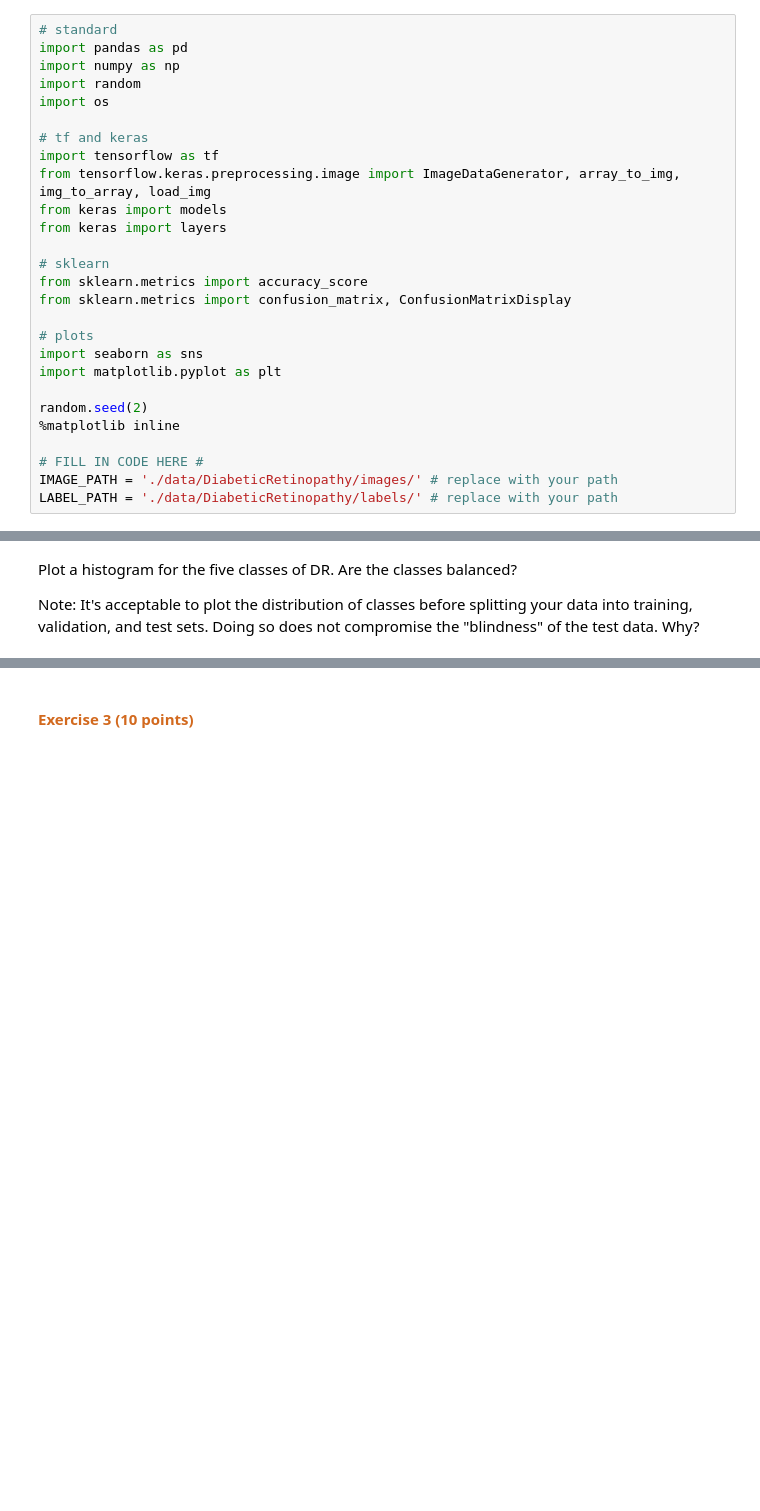
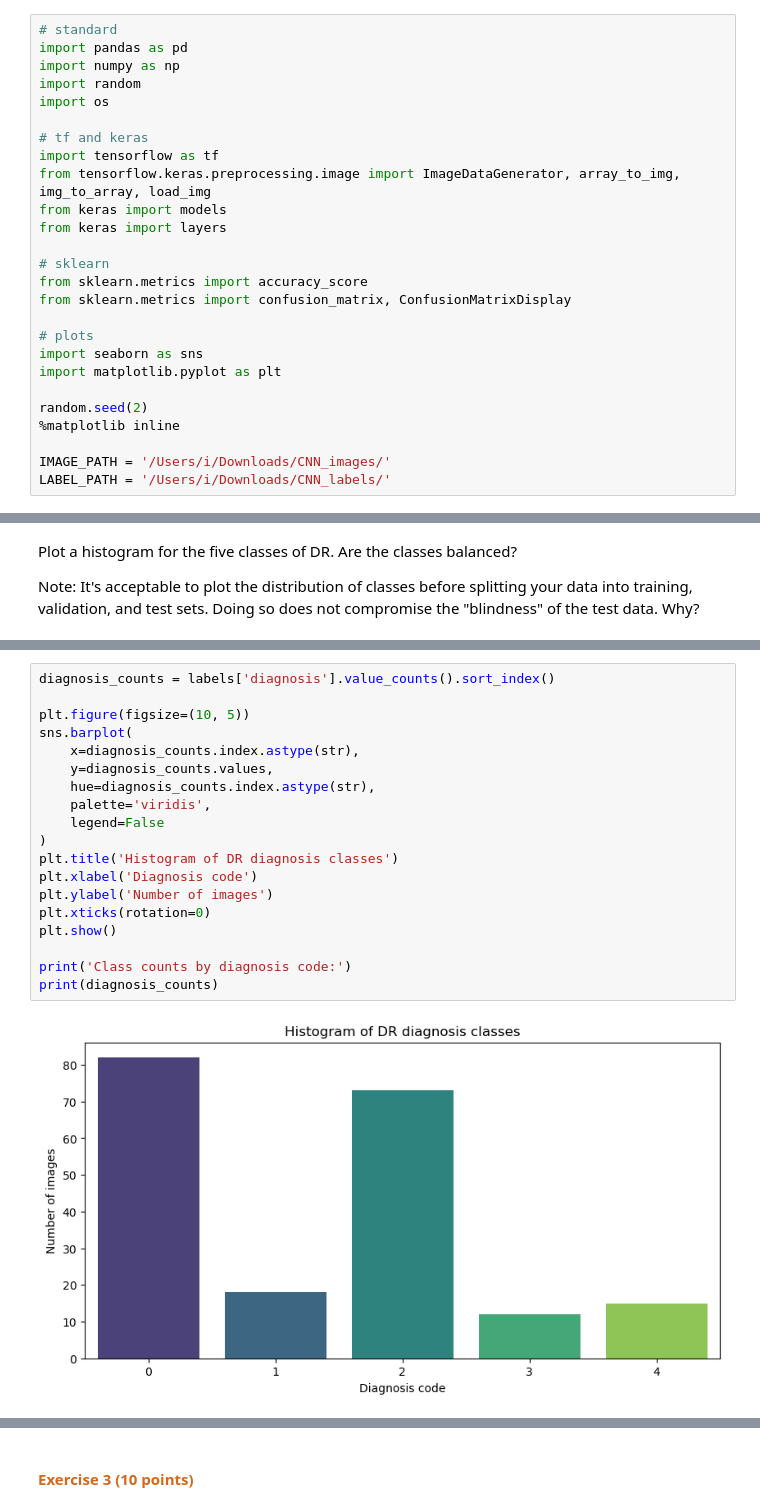
Before and after one commit to user10970/207_Machine_Learning, a Jupyter notebook: 10 CNN.ipynb, the cells around one changed output, grey strips where cells are left out. Saved outputs shown, nothing was run; the diff lists cells and outputs as text; blank space fills up the shorter version.

```diff
--- a/10 CNN.ipynb
+++ b/10 CNN.ipynb
@@ -56,9 +56,8 @@ import matplotlib.pyplot as plt
 random.seed(2)
 %matplotlib inline
 
-# FILL IN CODE HERE #
-IMAGE_PATH = './data/DiabeticRetinopathy/images/' # replace with your path
-LABEL_PATH = './data/DiabeticRetinopathy/labels/' # replace with your path
+IMAGE_PATH = '/Users/i/Downloads/CNN_images/'
+LABEL_PATH = '/Users/i/Downloads/CNN_labels/'
 # %% [markdown]
 At this point, you may ask yourself what the best model that fits this data is. First, you will want to read through the data description in Kaggle (see the link to the original dataset above). Understanding what you are working with challenges you to write preprocessing code that uncovers your data's most helpful information.
 # %% [markdown]
@@ -125,0 +123,21 @@ Comment on class balance: [YOUR ANSWER HERE].
+# %%
+diagnosis_counts = labels['diagnosis'].value_counts().sort_index()
+
+plt.figure(figsize=(10, 5))
+sns.barplot(
+    x=diagnosis_counts.index.astype(str),
+    y=diagnosis_counts.values,
+    hue=diagnosis_counts.index.astype(str),
+    palette='viridis',
+    legend=False
+)
+plt.title('Histogram of DR diagnosis classes')
+plt.xlabel('Diagnosis code')
+plt.ylabel('Number of images')
+plt.xticks(rotation=0)
+plt.show()
+
+print('Class counts by diagnosis code:')
+print(diagnosis_counts)
+# %% [output]
+[figure, added]
```
Also changed, not shown: parts of 27 cells of this notebook.
